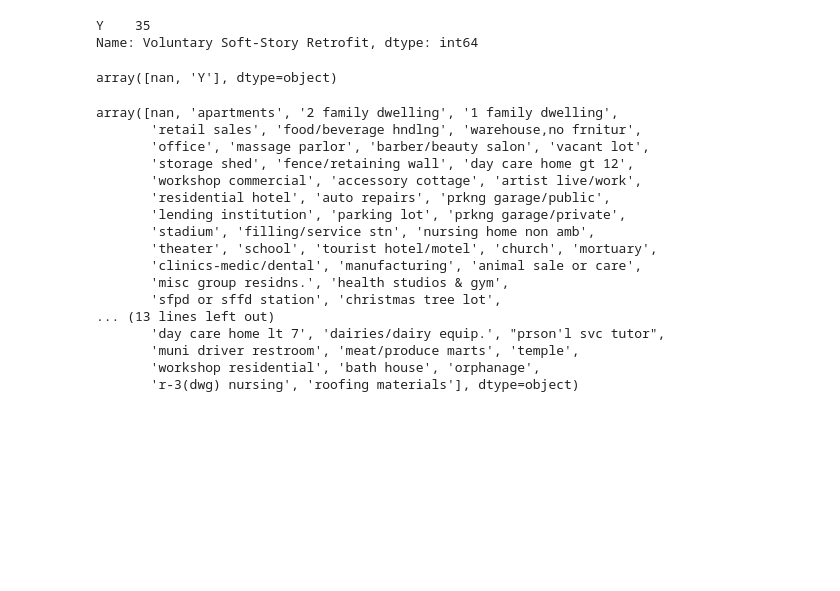
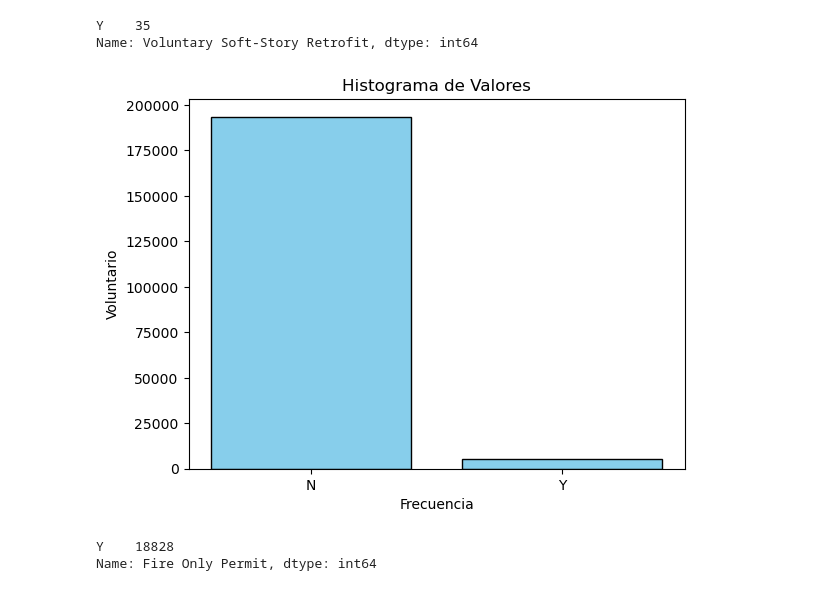
Before and after one commit to geropo08/Practico1Analisis, a Jupyter notebook: Practico1.ipynb, the cells around one changed output. Cells and saved outputs as stored; diff of their text form; code cells hidden in the pictures; blank space fills up the shorter version.

```diff
--- a/Practico1.ipynb
+++ b/Practico1.ipynb
@@ -400,24 +396,14 @@ Name: Voluntary Soft-Story Retrofit, dtype: int64
+# %%
+plt.bar(values_array,value_counts, color='skyblue', edgecolor='black')
+plt.title('Histograma de Valores')
+plt.ylabel('Voluntario')
+plt.xlabel('Frecuencia')
+
+plt.show()
+# %% [output]
+[figure, added]
 # %%
-dataSet['Fire Only Permit'].unique()
+dataSet['Fire Only Permit'].value_counts()
 # %% [output]
-array([nan, 'Y'], dtype=object)
+Y    18828
+Name: Fire Only Permit, dtype: int64
-# %%
-dataSet['Existing Use'].unique()
-# %% [output]
-array([nan, 'apartments', '2 family dwelling', '1 family dwelling',
-       'retail sales', 'food/beverage hndlng', 'warehouse,no frnitur',
-       'office', 'massage parlor', 'barber/beauty salon', 'vacant lot',
-       'storage shed', 'fence/retaining wall', 'day care home gt 12',
-       'workshop commercial', 'accessory cottage', 'artist live/work',
-       'residential hotel', 'auto repairs', 'prkng garage/public',
-       'lending institution', 'parking lot', 'prkng garage/private',
-       'stadium', 'filling/service stn', 'nursing home non amb',
-       'theater', 'school', 'tourist hotel/motel', 'church', 'mortuary',
-       'clinics-medic/dental', 'manufacturing', 'animal sale or care',
-       'misc group residns.', 'health studios & gym',
-       'sfpd or sffd station', 'christmas tree lot',
-... (13 lines left out)
-       'day care home lt 7', 'dairies/dairy equip.', "prson'l svc tutor",
-       'muni driver restroom', 'meat/produce marts', 'temple',
-       'workshop residential', 'bath house', 'orphanage',
-       'r-3(dwg) nursing', 'roofing materials'], dtype=object)
```
Also changed, not shown: parts of 27 cells of this notebook.
